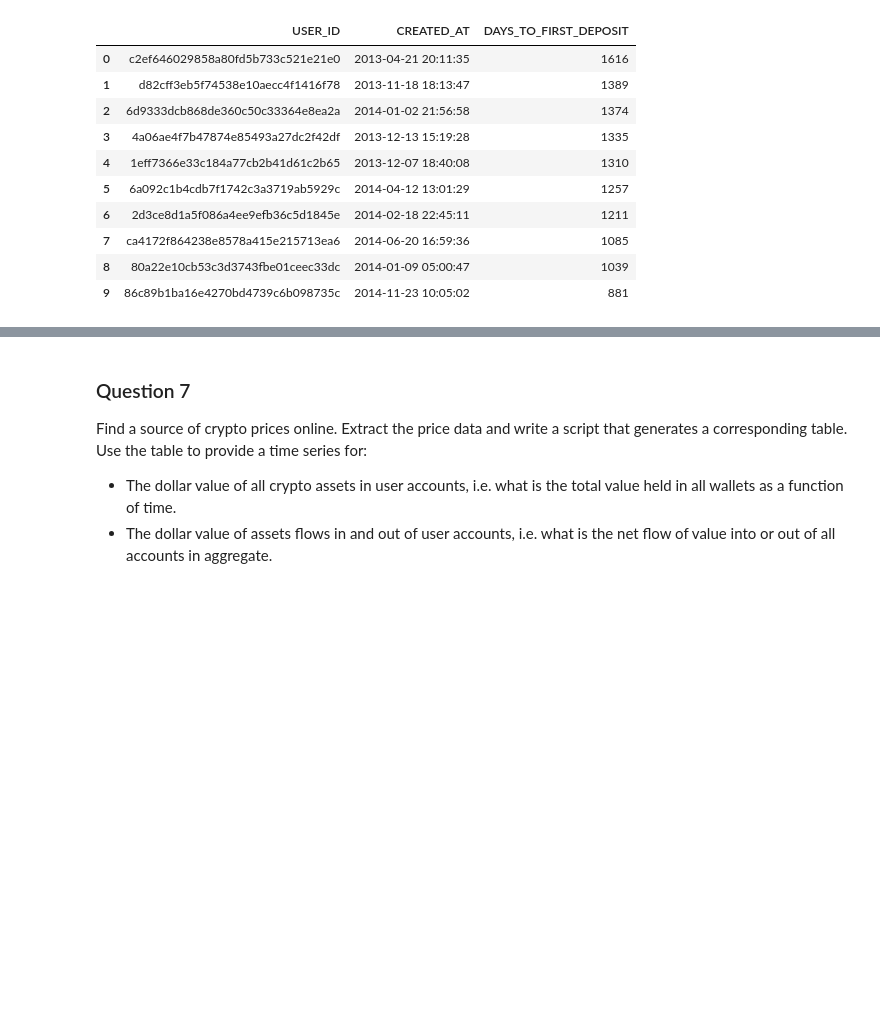
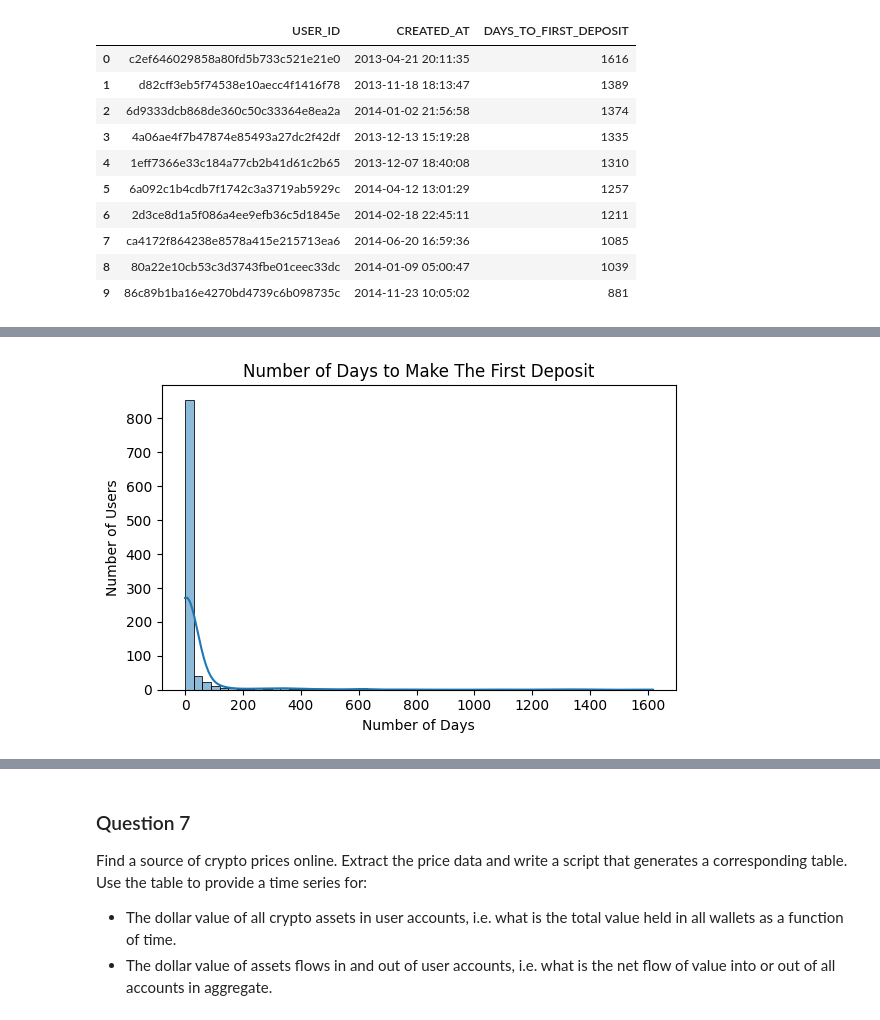
Before and after one commit to ycyuchengliu/coinbase_note, a Jupyter notebook: Coinbase_Data_HW.ipynb, the cells around one changed output, grey strips where cells are left out. Cells and saved outputs as stored; diff of their text form; code cells hidden in the pictures; blank space fills up the shorter version.

```diff
--- a/Coinbase_Data_HW.ipynb
+++ b/Coinbase_Data_HW.ipynb
@@ -222,0 +230,4 @@ KeyError: 'Number of Currencies'
+# %%
+get_simple_plot(number_of_days_first_deposit['DAYS_TO_FIRST_DEPOSIT'], 'Number of Days to Make The First Deposit', 'Number of Days', 'Number of Users', 30)
+# %% [output]
+[figure, added]
```
Also changed, not shown: parts of 13 cells of this notebook.
